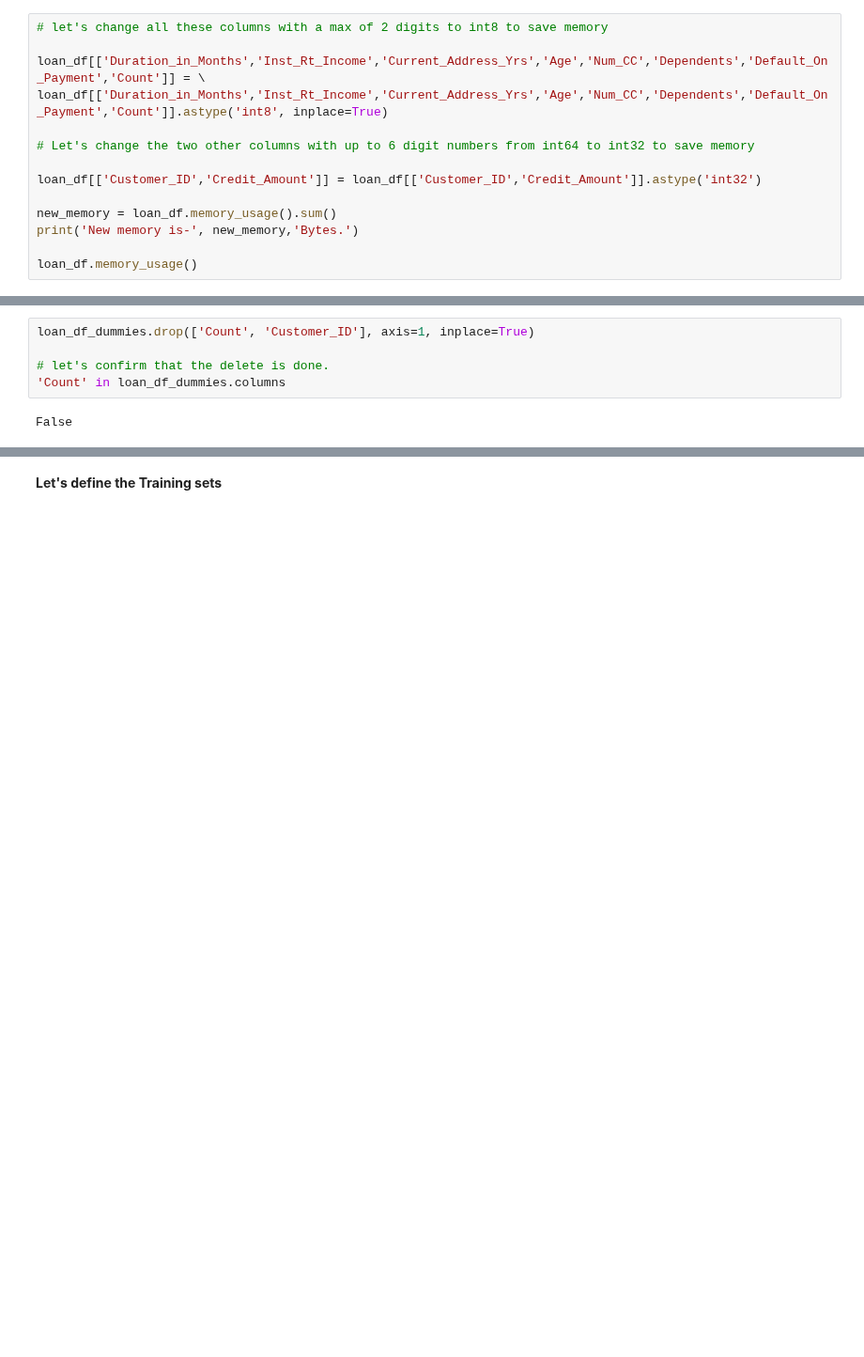
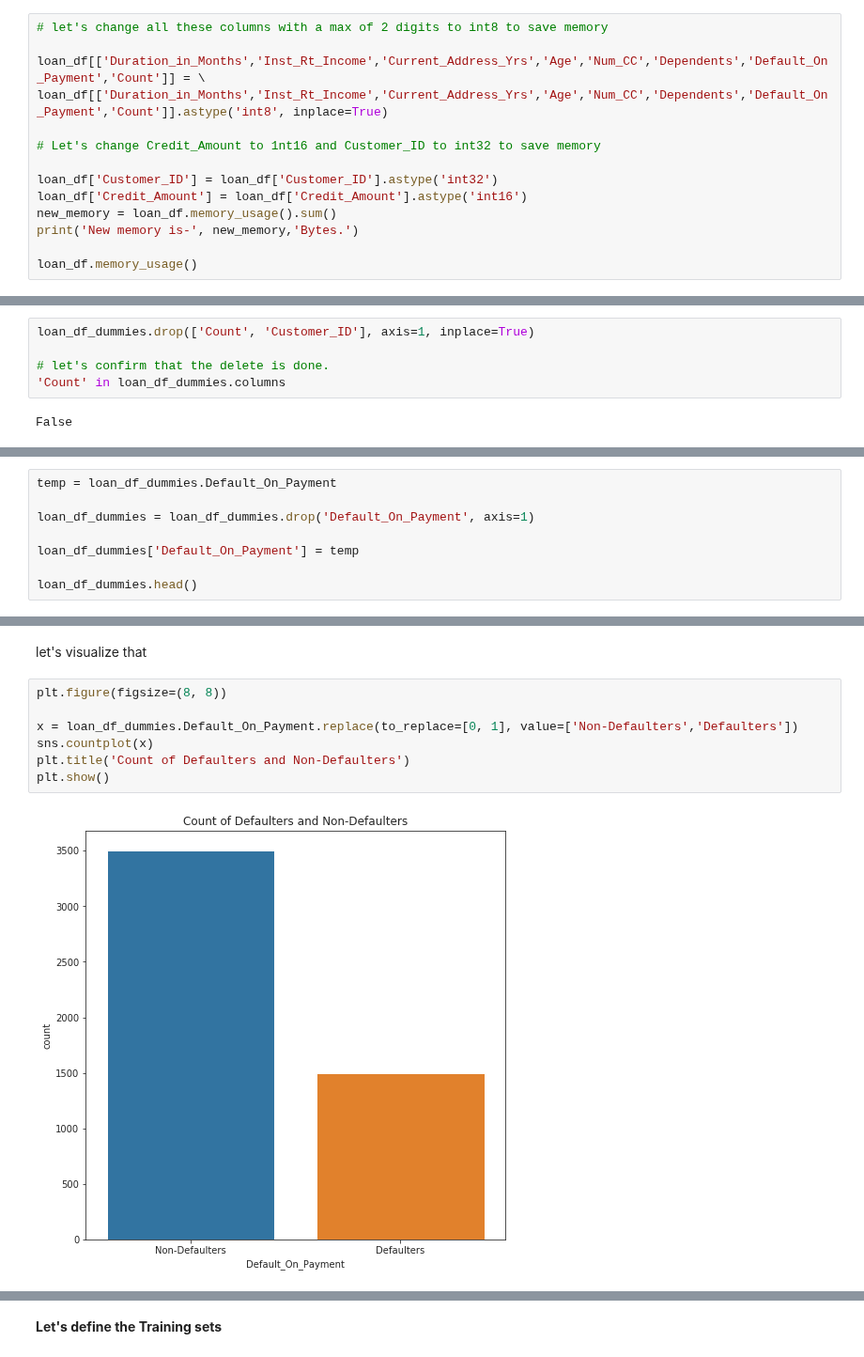
Before and after one commit to Lawrence-Krukrubo/Machine_Learning, a Jupyter notebook: loan_default_classifier.ipynb, the cells around one changed output, grey strips where cells are left out. Shown at 94% size. Saved outputs shown, nothing was run; the diff lists cells and outputs as text; blank space fills up the shorter version.

```diff
--- a/loan_default_classifier.ipynb
+++ b/loan_default_classifier.ipynb
@@ -169,10 +173,10 @@ dtype: int64
 loan_df[['Duration_in_Months','Inst_Rt_Income','Current_Address_Yrs','Age','Num_CC','Dependents','Default_On_Payment','Count']] = \
 loan_df[['Duration_in_Months','Inst_Rt_Income','Current_Address_Yrs','Age','Num_CC','Dependents','Default_On_Payment','Count']].astype('int8', inplace=True)
 
-# Let's change the two other columns with up to 6 digit numbers from int64 to int32 to save memory
+# Let's change Credit_Amount to 1nt16 and Customer_ID to int32 to save memory
 
-loan_df[['Customer_ID','Credit_Amount']] = loan_df[['Customer_ID','Credit_Amount']].astype('int32')
-
+loan_df['Customer_ID'] = loan_df['Customer_ID'].astype('int32')
+loan_df['Credit_Amount'] = loan_df['Credit_Amount'].astype('int16')
 new_memory = loan_df.memory_usage().sum()
 print('New memory is-', new_memory,'Bytes.')
 
@@ -536,0 +543,8 @@ False
+# %%
+temp = loan_df_dummies.Default_On_Payment
+
+loan_df_dummies = loan_df_dummies.drop('Default_On_Payment', axis=1)
+
+loan_df_dummies['Default_On_Payment'] = temp
+
+loan_df_dummies.head()
@@ -536,0 +571,11 @@ False
+# %% [markdown]
+let's visualize that
+# %%
+plt.figure(figsize=(8, 8))
+
+x = loan_df_dummies.Default_On_Payment.replace(to_replace=[0, 1], value=['Non-Defaulters','Defaulters'])
+sns.countplot(x)
+plt.title('Count of Defaulters and Non-Defaulters')
+plt.show()
+# %% [output]
+[figure, added]
```
Also changed, not shown: parts of 37 cells of this notebook.
